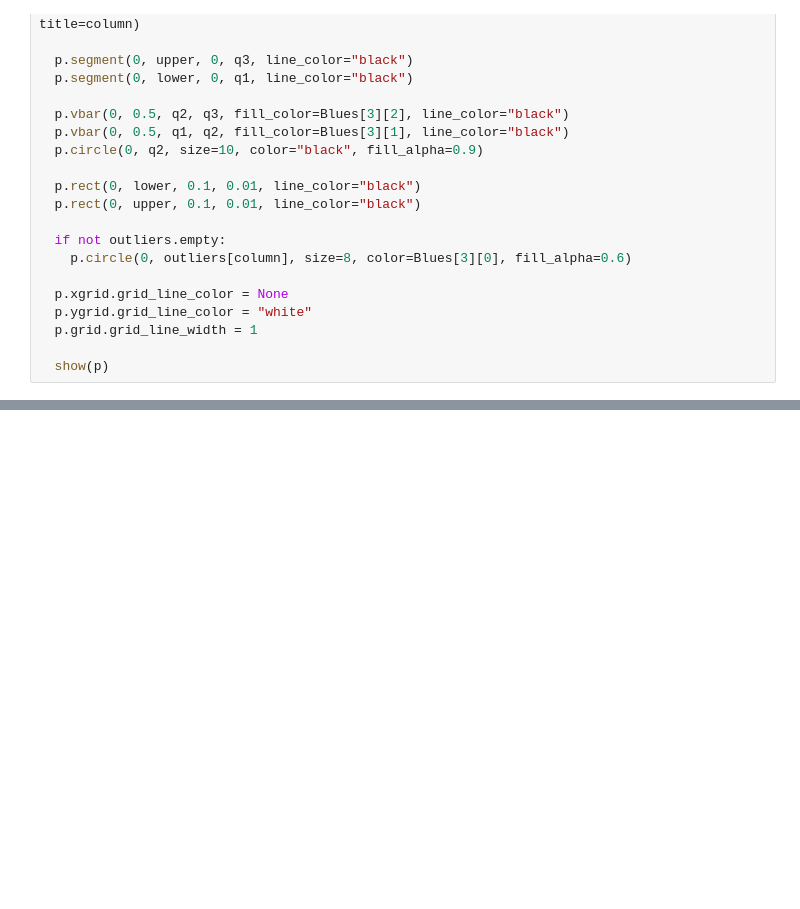
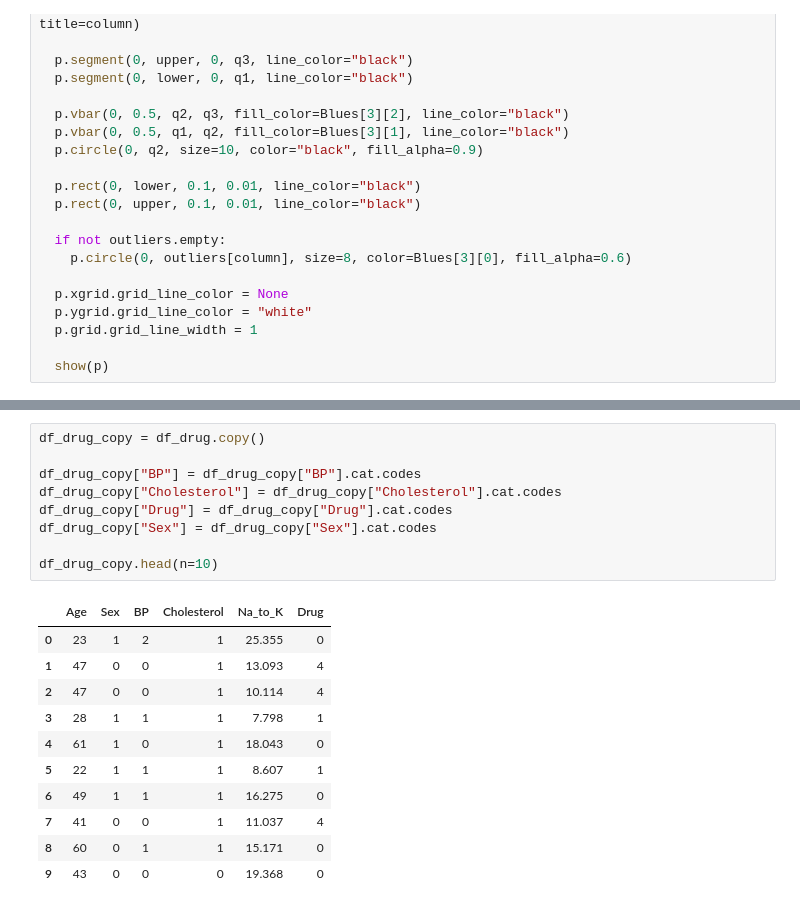
Before and after one commit to mrf1989/5rua-visualization, a Jupyter notebook: src/visualization.ipynb, the cells around one changed output, grey strips where cells are left out. Drawn from its saved outputs; the diff is of its cells as text; blank space fills up the shorter version.

```diff
--- a/src/visualization.ipynb
+++ b/src/visualization.ipynb
@@ -584,0 +483,21 @@ https://docs.bokeh.org/en/latest/docs/gallery/boxplot.html
+# %%
+df_drug_copy = df_drug.copy()
+
+df_drug_copy["BP"] = df_drug_copy["BP"].cat.codes
+df_drug_copy["Cholesterol"] = df_drug_copy["Cholesterol"].cat.codes
+df_drug_copy["Drug"] = df_drug_copy["Drug"].cat.codes
+df_drug_copy["Sex"] = df_drug_copy["Sex"].cat.codes
+
+df_drug_copy.head(n=10)
+# %% [output]
+|  | Age | Sex | BP | Cholesterol | Na_to_K | Drug |
+| 0 | 23 | 1 | 2 | 1 | 25.355 | 0 |
+| 1 | 47 | 0 | 0 | 1 | 13.093 | 4 |
+| 2 | 47 | 0 | 0 | 1 | 10.114 | 4 |
+| 3 | 28 | 1 | 1 | 1 | 7.798 | 1 |
+| 4 | 61 | 1 | 0 | 1 | 18.043 | 0 |
+| 5 | 22 | 1 | 1 | 1 | 8.607 | 1 |
+| 6 | 49 | 1 | 1 | 1 | 16.275 | 0 |
+| 7 | 41 | 0 | 0 | 1 | 11.037 | 4 |
+| 8 | 60 | 0 | 1 | 1 | 15.171 | 0 |
+| 9 | 43 | 0 | 0 | 0 | 19.368 | 0 |
```
Also changed, not shown: parts of 66 cells of this notebook, 4 other files.
